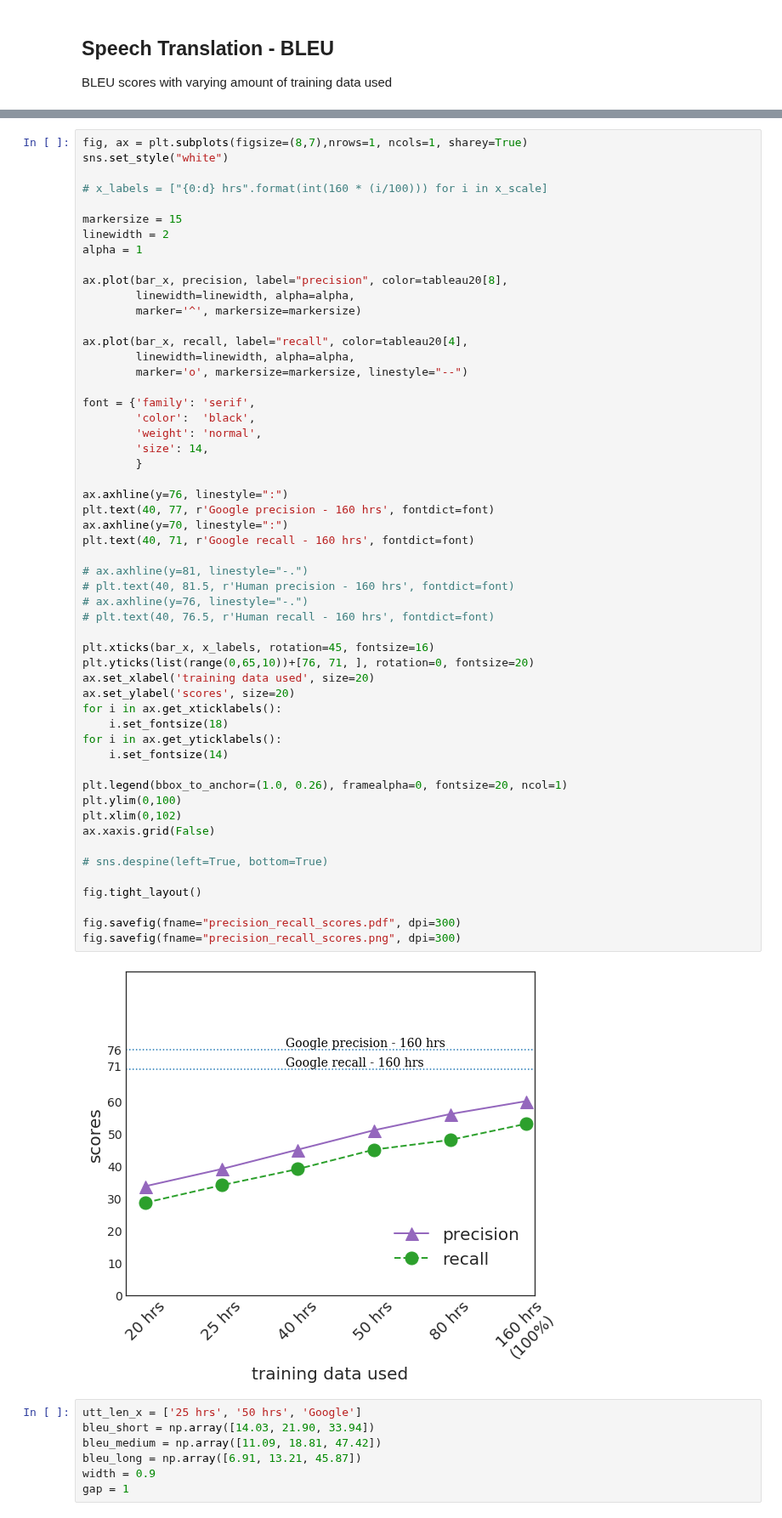
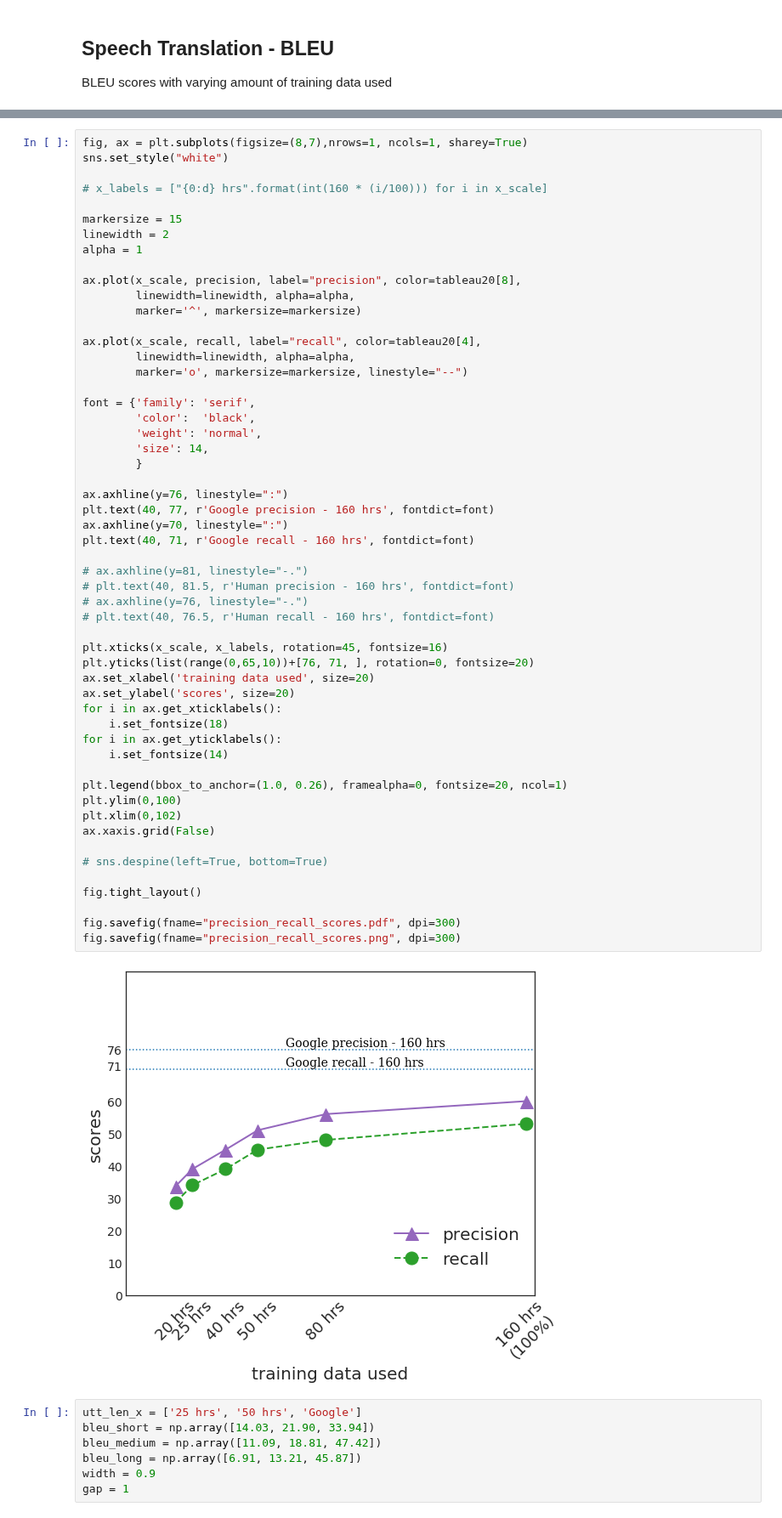
Before and after one commit to 0xSameer/speech2text, a Jupyter notebook: results.ipynb, the cells around one changed output, grey strips where cells are left out. Shown at 85% size. Drawn from its saved outputs; the diff is of its cells as text.

```diff
--- a/results.ipynb
+++ b/results.ipynb
@@ -110,11 +112,11 @@ markersize = 15
 linewidth = 2
 alpha = 1
 
-ax.plot(bar_x, precision, label="precision", color=tableau20[8],
+ax.plot(x_scale, precision, label="precision", color=tableau20[8],
         linewidth=linewidth, alpha=alpha,
         marker='^', markersize=markersize)
 
-ax.plot(bar_x, recall, label="recall", color=tableau20[4],
+ax.plot(x_scale, recall, label="recall", color=tableau20[4],
         linewidth=linewidth, alpha=alpha,
         marker='o', markersize=markersize, linestyle="--")
 
@@ -127,35 +129,35 @@ font = {'family': 'serif',
 ax.axhline(y=76, linestyle=":")
 plt.text(40, 77, r'Google precision - 160 hrs', fontdict=font)
 ax.axhline(y=70, linestyle=":")
 plt.text(40, 71, r'Google recall - 160 hrs', fontdict=font)
 
 # ax.axhline(y=81, linestyle="-.")
 # plt.text(40, 81.5, r'Human precision - 160 hrs', fontdict=font)
 # ax.axhline(y=76, linestyle="-.")
 # plt.text(40, 76.5, r'Human recall - 160 hrs', fontdict=font)
 
-plt.xticks(bar_x, x_labels, rotation=45, fontsize=16)
+plt.xticks(x_scale, x_labels, rotation=45, fontsize=16)
 plt.yticks(list(range(0,65,10))+[76, 71, ], rotation=0, fontsize=20)
 ax.set_xlabel('training data used', size=20)
 ax.set_ylabel('scores', size=20)
 for i in ax.get_xticklabels():
     i.set_fontsize(18)
 for i in ax.get_yticklabels():
     i.set_fontsize(14)
 
 plt.legend(bbox_to_anchor=(1.0, 0.26), framealpha=0, fontsize=20, ncol=1)
 plt.ylim(0,100)
 plt.xlim(0,102)
 ax.xaxis.grid(False)
 
 # sns.despine(left=True, bottom=True)
 
 fig.tight_layout()
 
 fig.savefig(fname="precision_recall_scores.pdf", dpi=300)
 fig.savefig(fname="precision_recall_scores.png", dpi=300)
 # %% [output]
-[figure, old version]
+[figure, new version]
 # %%
 utt_len_x = ['25 hrs', '50 hrs', 'Google']
 bleu_short = np.array([14.03, 21.90, 33.94])
```
Also changed, not shown: parts of 9 cells of this notebook, 3 other files.
